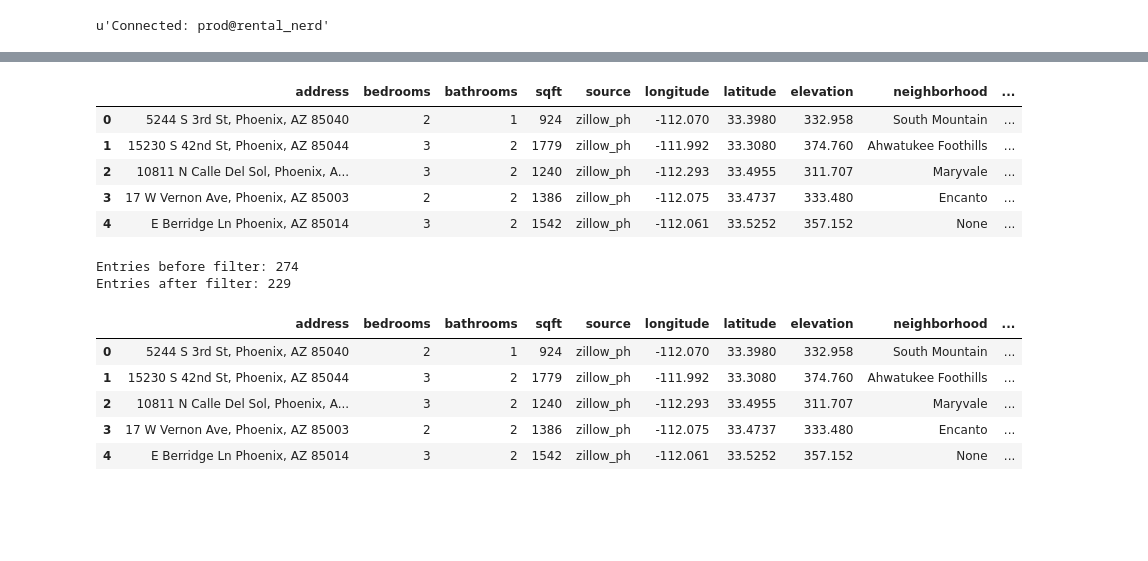
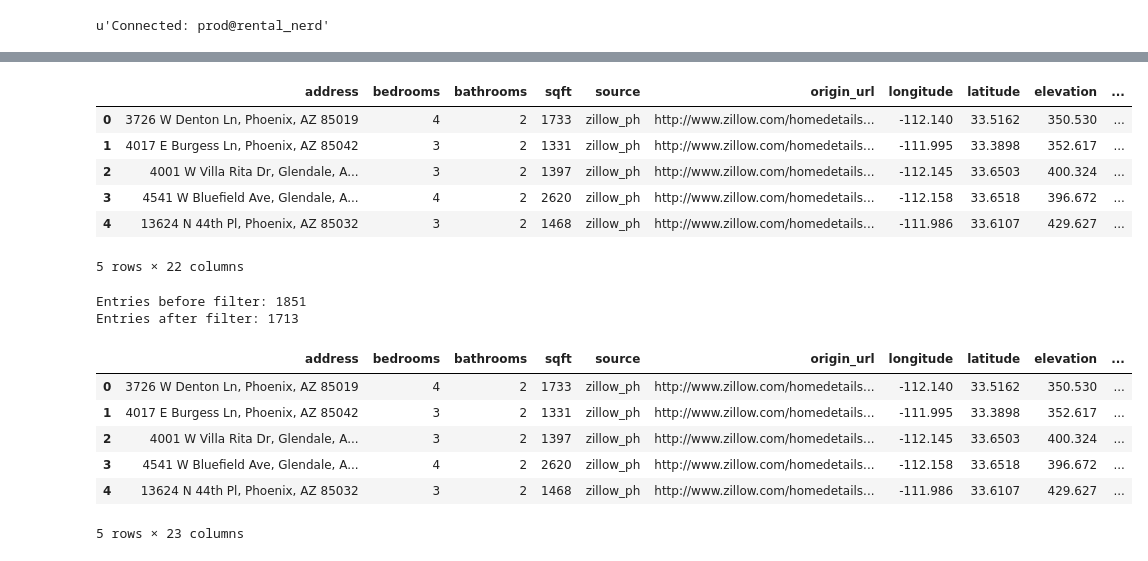
Before and after one commit to ivoytov/rentalnerd, a Jupyter notebook: scraper/PHX Model.ipynb, the cells around one changed output, grey strips where cells are left out. Cells and saved outputs as stored; diff of their text form; code cells hidden in the pictures; blank space fills up the shorter version.

```diff
--- a/scraper/PHX Model.ipynb
+++ b/scraper/PHX Model.ipynb
@@ -14,24 +41,35 @@ properties.bedrooms, \
 properties.bathrooms, \
 properties.sqft, \
 properties.source, \
+properties.origin_url, \
 properties.longitude, \
 properties.latitude, \
 properties.elevation, \
-properties.neighborhood, \
+properties.year_built, \
+properties.garage, \
+properties.level, \
 property_transactions.transaction_type, \
 property_transaction_logs.price, \
 property_transaction_logs.transaction_status, \
 property_transaction_logs.days_on_market, \
 property_transaction_logs.date_closed, \
-property_transaction_logs.date_listed \
+property_transaction_logs.date_listed, \
+neighborhoods.name as 'neighborhood', \
+neighborhoods.id as 'nid', \
+neighborhoods.shapefile_source \
 FROM \
 properties, \
 property_transactions, \
-property_transaction_logs \
+property_transaction_logs, \
+property_neighborhoods, \
+neighborhoods \
 WHERE \
-properties.source = "zillow_ph" AND \
 properties.id = property_transactions.property_id AND \
 property_transactions.property_transaction_log_id = property_transaction_logs.id AND \
-property_transactions.transaction_type = "rental")
+property_transactions.transaction_type = "rental" AND \
+neighborhoods.shapefile_source = "PH" AND \
+properties.id = property_neighborhoods.property_id AND \
+property_neighborhoods.neighborhood_id = neighborhoods.id)
+
 data = result.DataFrame()
 # %% [output]
@@ -62,0 +82,6 @@ data.head()
+# %%
+# fill NaN values with some reasonable defaults
+data.garage = data.garage.fillna(False)
+data.year_built = data.year_built.fillna(1980)
+
+data.head()
@@ -63,31 +96,32 @@ data.head()
 # %%
 import datetime
 
 Date_final = [0.1] * len(data)
 
 for x in range(0,len(data)):
     data
     if data["date_closed"][x] is not None :
         # print " row: "+ `x` + ": using date_rented"
         # data.ix['Date_final',x]
         Date_final[x] = data["date_closed"][x]
 
     elif data["date_listed"][x] is not None :
         # print " row: "+ `x` + ": using date_listed"
         Date_final[x] = data["date_listed"][x]
     else:
         Date_final[x] = data["date_closed"][2]
         print " row: "+ `x` + ": we are screwed"
 
 
 
-data['Date'] = pd.to_datetime(Date_final)
+data['date'] = pd.to_datetime(Date_final)
 
 data.head()
 # %% [output]
-|  | address | bedrooms | bathrooms | sqft | source | longitude | latitude | elevation | neighborhood | ... |
-| 0 | 5244 S 3rd St, Phoenix, AZ 85040 | 2 | 1 | 924 | zillow_ph | -112.070 | 33.3980 | 332.958 | South Mountain | ... |
-| 1 | 15230 S 42nd St, Phoenix, AZ 85044 | 3 | 2 | 1779 | zillow_ph | -111.992 | 33.3080 | 374.760 | Ahwatukee Foothills | ... |
-| 2 | 10811 N Calle Del Sol, Phoenix, A... | 3 | 2 | 1240 | zillow_ph | -112.293 | 33.4955 | 311.707 | Maryvale | ... |
-| 3 | 17 W Vernon Ave, Phoenix, AZ 85003 | 2 | 2 | 1386 | zillow_ph | -112.075 | 33.4737 | 333.480 | Encanto | ... |
-| 4 | E Berridge Ln Phoenix, AZ 85014 | 3 | 2 | 1542 | zillow_ph | -112.061 | 33.5252 | 357.152 | None | ... |
+|  | address | bedrooms | bathrooms | sqft | source | origin_url | longitude | latitude | elevation | ... |
+| 0 | 3726 W Denton Ln, Phoenix, AZ 85019 | 4 | 2 | 1733 | zillow_ph | http://www.zillow.com/homedetails... | -112.140 | 33.5162 | 350.530 | ... |
+| 1 | 4017 E Burgess Ln, Phoenix, AZ 85042 | 3 | 2 | 1331 | zillow_ph | http://www.zillow.com/homedetails... | -111.995 | 33.3898 | 352.617 | ... |
+| 2 | 4001 W Villa Rita Dr, Glendale, A... | 3 | 2 | 1397 | zillow_ph | http://www.zillow.com/homedetails... | -112.145 | 33.6503 | 400.324 | ... |
+| 3 | 4541 W Bluefield Ave, Glendale, A... | 4 | 2 | 2620 | zillow_ph | http://www.zillow.com/homedetails... | -112.158 | 33.6518 | 396.672 | ... |
+| 4 | 13624 N 44th Pl, Phoenix, AZ 85032 | 3 | 2 | 1468 | zillow_ph | http://www.zillow.com/homedetails... | -111.986 | 33.6107 | 429.627 | ... |
+5 rows × 22 columns
@@ -106,7 +133,7 @@ data['latlong'] = pts
 # filter out any outliers, defined as rent >$10k or >2,500 sq ft, or not in SF
 
 print "Entries before filter: " + `len(data)`
-data = data[  (data.sqft <= 2500)
+data = data[  (data.sqft <= 3000)
             & (data.price <= 8000)
             & (data.price != 0)
             & (data.bedrooms <= 4)
@@ -114,17 +141,18 @@ data = data[  (data.sqft <= 2500)
             & (data.sqft != 0)
             & (data.address > '(Undisclosed Address) San Francisco, CA 94999')  # eliminate (Undisclosed)
             & ((data.source == 'climbsf_rented')
-               | ((data.date_closed == 'null') & (data.date_listed > datetime.date(2015, 8, 1)) ) # eliminate listings older than 2 months
+               | ((data.date_closed == 'null') & (data.date_listed > datetime.date(2015, 9, 1)) ) # eliminate listings older than 2 months
                | ((data.date_closed != 'null')) )] #include everything closed
 
 print "Entries after filter: " + `len(data)`
 data.head()
 # %% [output]
-Entries before filter: 274
-Entries after filter: 229
+Entries before filter: 1851
+Entries after filter: 1713
-|  | address | bedrooms | bathrooms | sqft | source | longitude | latitude | elevation | neighborhood | ... |
-| 0 | 5244 S 3rd St, Phoenix, AZ 85040 | 2 | 1 | 924 | zillow_ph | -112.070 | 33.3980 | 332.958 | South Mountain | ... |
-| 1 | 15230 S 42nd St, Phoenix, AZ 85044 | 3 | 2 | 1779 | zillow_ph | -111.992 | 33.3080 | 374.760 | Ahwatukee Foothills | ... |
-| 2 | 10811 N Calle Del Sol, Phoenix, A... | 3 | 2 | 1240 | zillow_ph | -112.293 | 33.4955 | 311.707 | Maryvale | ... |
-| 3 | 17 W Vernon Ave, Phoenix, AZ 85003 | 2 | 2 | 1386 | zillow_ph | -112.075 | 33.4737 | 333.480 | Encanto | ... |
-| 4 | E Berridge Ln Phoenix, AZ 85014 | 3 | 2 | 1542 | zillow_ph | -112.061 | 33.5252 | 357.152 | None | ... |
+|  | address | bedrooms | bathrooms | sqft | source | origin_url | longitude | latitude | elevation | ... |
+| 0 | 3726 W Denton Ln, Phoenix, AZ 85019 | 4 | 2 | 1733 | zillow_ph | http://www.zillow.com/homedetails... | -112.140 | 33.5162 | 350.530 | ... |
+| 1 | 4017 E Burgess Ln, Phoenix, AZ 85042 | 3 | 2 | 1331 | zillow_ph | http://www.zillow.com/homedetails... | -111.995 | 33.3898 | 352.617 | ... |
+| 2 | 4001 W Villa Rita Dr, Glendale, A... | 3 | 2 | 1397 | zillow_ph | http://www.zillow.com/homedetails... | -112.145 | 33.6503 | 400.324 | ... |
+| 3 | 4541 W Bluefield Ave, Glendale, A... | 4 | 2 | 2620 | zillow_ph | http://www.zillow.com/homedetails... | -112.158 | 33.6518 | 396.672 | ... |
+| 4 | 13624 N 44th Pl, Phoenix, AZ 85032 | 3 | 2 | 1468 | zillow_ph | http://www.zillow.com/homedetails... | -111.986 | 33.6107 | 429.627 | ... |
+5 rows × 23 columns
```
Also changed, not shown: parts of 35 cells of this notebook, 5 other files.
